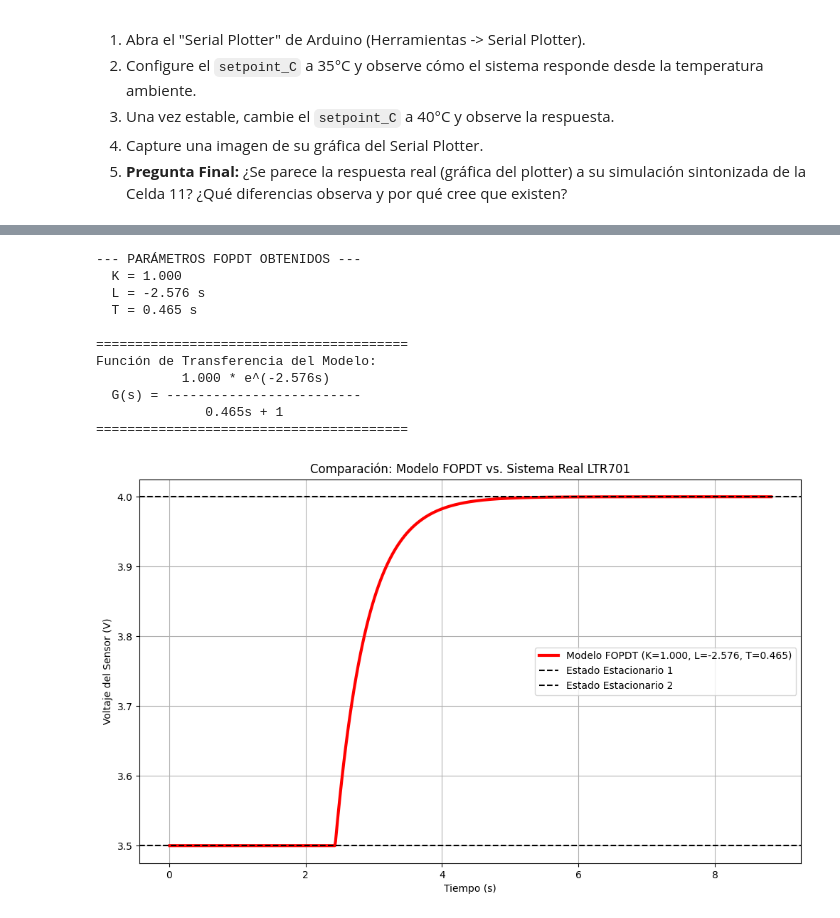
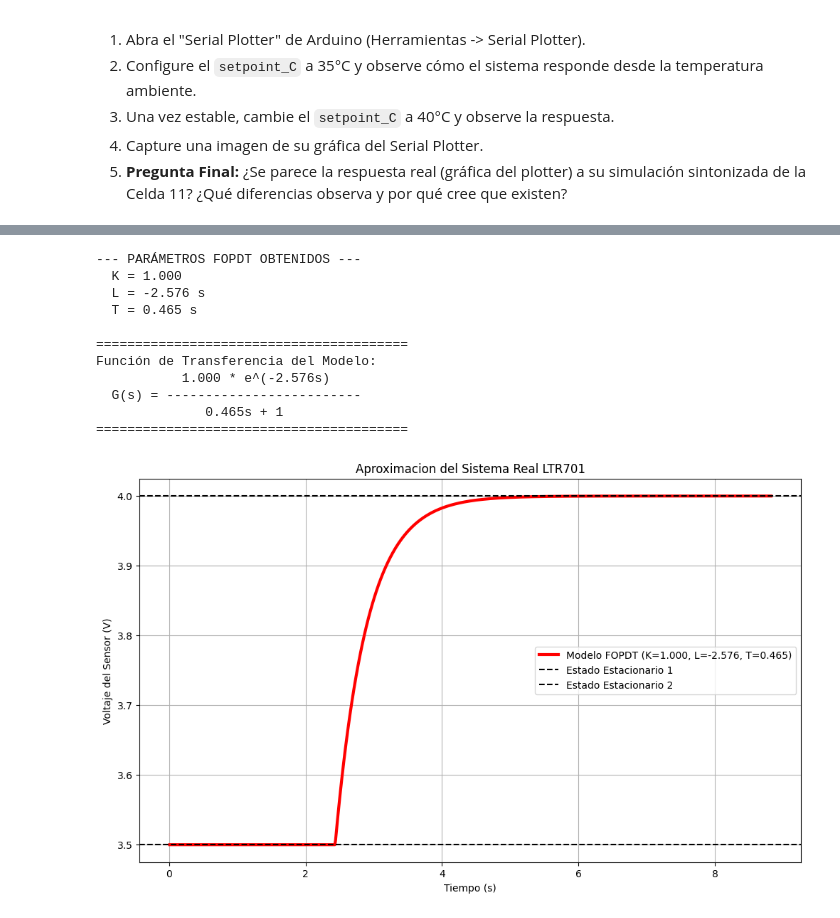
Before and after one commit to migueamv/Control-Clasico, a Jupyter notebook: Practicas/P_3_02_Controlador_LTR701_PID.ipynb, the cells around one changed output, grey strips where cells are left out. Cells and saved outputs as stored; diff of their text form; code cells hidden in the pictures.

```diff
--- a/Practicas/P_3_02_Controlador_LTR701_PID.ipynb
+++ b/Practicas/P_3_02_Controlador_LTR701_PID.ipynb
@@ -437,7 +437,7 @@ try:
     y_exp = data['Valor_ADC'] * (5.0 / 1023.0) # Convertir ADC a Voltaje
 
 
-    t_0 = t_exp[t_exp > t_in].iloc[0] # Encuentra el tiempo del escalón (ej. 50s)
+    t_0 = t_exp[t_exp > t_0].iloc[0] # Encuentra el tiempo del escalón (ej. 50s)
 
     # --- Crear la respuesta del modelo FOPDT ---
     t_sim = t_exp.copy()
@@ -461,7 +461,7 @@ try:
     plt.axhline(y=y_ss1, color='k', linestyle='--', label='Estado Estacionario 1')
     plt.axhline(y=y_ss2, color='k', linestyle='--', label='Estado Estacionario 2')
 
-    plt.title('Comparación: Modelo FOPDT vs. Sistema Real LTR701')
+    plt.title('Aproximacion del Sistema Real LTR701')
     plt.xlabel('Tiempo (s)')
     plt.ylabel('Voltaje del Sensor (V)')
     plt.legend()
@@ -580,35 +580,35 @@ try:
             if y_sim[i] > y_ss2:
                 y_sim[i] = y_ss2
 
     # --- Graficar la comparación ---
     plt.figure(figsize=(12, 7))
     plt.plot(t_sim, y_sim, 'r-', linewidth=3, label=f'Modelo FOPDT (K={K:.3f}, L={L:.3f}, T={T:.3f})')
     plt.axhline(y=y_ss1, color='k', linestyle='--', label='Estado Estacionario 1')
     plt.axhline(y=y_ss2, color='k', linestyle='--', label='Estado Estacionario 2')
 
-    plt.title('Comparación: Modelo FOPDT vs. Sistema Real LTR701')
+    plt.title('Aproximacion del Sistema Real LTR701')
     plt.xlabel('Tiempo (s)')
     plt.ylabel('Voltaje del Sensor (V)')
     plt.legend()
     plt.grid(True)
     plt.show()
 
 except FileNotFoundError:
     print(f"Error: No se encontró el archivo {nombre_archivo}")
     print("Por favor, guarde sus datos del Arduino con ese nombre en la misma carpeta.")
 # %% [output]
 --- PARÁMETROS FOPDT OBTENIDOS ---
   K = 1.000
   L = -2.576 s
   T = 0.465 s
 
 ========================================
 Función de Transferencia del Modelo:
            1.000 * e^(-2.576s)
   G(s) = -------------------------
               0.465s + 1
 ========================================
-[figure, old version]
+[figure, new version]
 # %% [markdown]
 ### ¿Se parece la respuesta real (gráfica del plotter) a su simulación sintonizada de la Celda 11?
 
```
Also changed, not shown: parts of 2 cells of this notebook.
